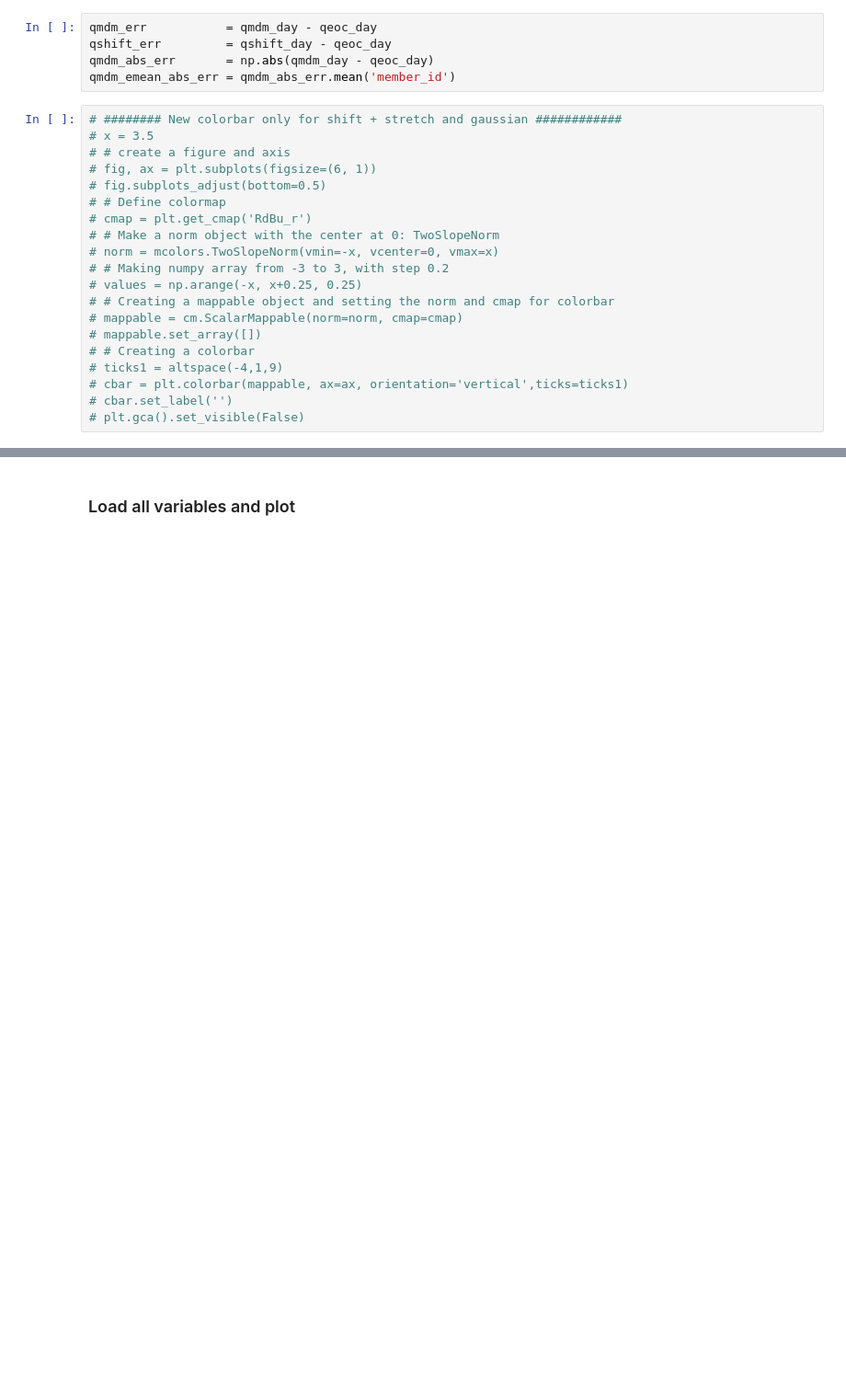
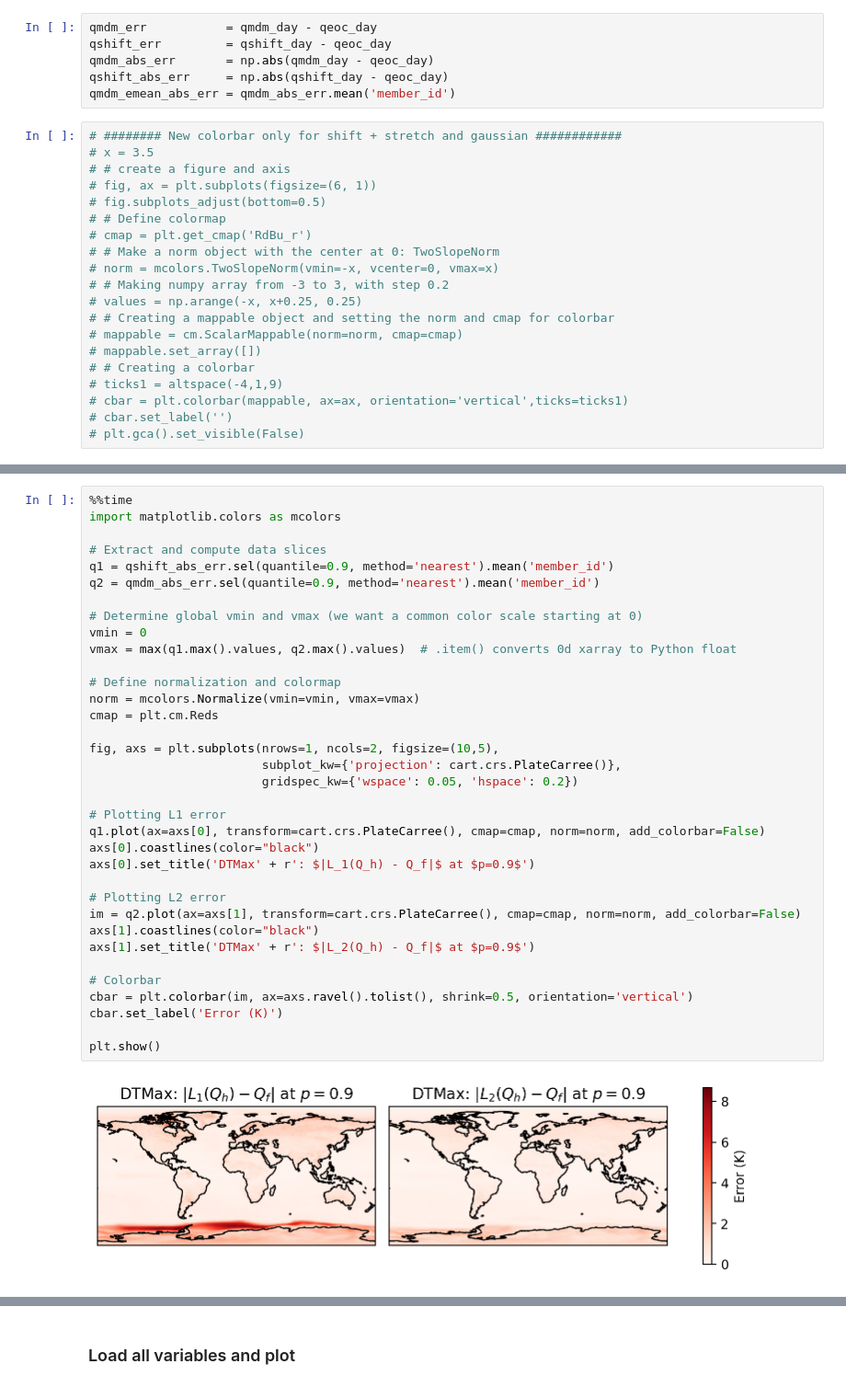
Before and after one commit to hrhampapura/moment_delta_mapping, a Jupyter notebook: notebooks/ncar_casper/03_sgp_global_lens2.ipynb, the cells around one changed output, grey strips where cells are left out. Shown at 92% size. Drawn from its saved outputs; the diff is of its cells as text; blank space fills up the shorter version.

```diff
--- a/notebooks/ncar_casper/03_sgp_global_lens2.ipynb
+++ b/notebooks/ncar_casper/03_sgp_global_lens2.ipynb
@@ -454,6 +456,7 @@ Attributes: (0)
 qmdm_err           = qmdm_day - qeoc_day
 qshift_err         = qshift_day - qeoc_day
 qmdm_abs_err       = np.abs(qmdm_day - qeoc_day)
+qshift_abs_err     = np.abs(qshift_day - qeoc_day)
 qmdm_emean_abs_err = qmdm_abs_err.mean('member_id')
 # %%
 # ######## New colorbar only for shift + stretch and gaussian ############
@@ -537,0 +541,37 @@ Wall time: 12.3 s
+# %%
+%%time
+import matplotlib.colors as mcolors
+
+# Extract and compute data slices
+q1 = qshift_abs_err.sel(quantile=0.9, method='nearest').mean('member_id')
+q2 = qmdm_abs_err.sel(quantile=0.9, method='nearest').mean('member_id')
+
+# Determine global vmin and vmax (we want a common color scale starting at 0)
+vmin = 0
+vmax = max(q1.max().values, q2.max().values)  # .item() converts 0d xarray to Python float
+
+# Define normalization and colormap
+norm = mcolors.Normalize(vmin=vmin, vmax=vmax)
+cmap = plt.cm.Reds
+
+fig, axs = plt.subplots(nrows=1, ncols=2, figsize=(10,5),
+                        subplot_kw={'projection': cart.crs.PlateCarree()},
+                        gridspec_kw={'wspace': 0.05, 'hspace': 0.2})
+
+# Plotting L1 error
+q1.plot(ax=axs[0], transform=cart.crs.PlateCarree(), cmap=cmap, norm=norm, add_colorbar=False)
+axs[0].coastlines(color="black")
+axs[0].set_title('DTMax' + r': $|L_1(Q_h) - Q_f|$ at $p=0.9$')
+
+# Plotting L2 error
+im = q2.plot(ax=axs[1], transform=cart.crs.PlateCarree(), cmap=cmap, norm=norm, add_colorbar=False)
+axs[1].coastlines(color="black")
+axs[1].set_title('DTMax' + r': $|L_2(Q_h) - Q_f|$ at $p=0.9$')
+
+# Colorbar
+cbar = plt.colorbar(im, ax=axs.ravel().tolist(), shrink=0.5, orientation='vertical')
+cbar.set_label('Error (K)')
+
+plt.show()
+# %% [output]
+[figure, added]
```
Also changed, not shown: parts of 12 cells of this notebook, 7 other files.
